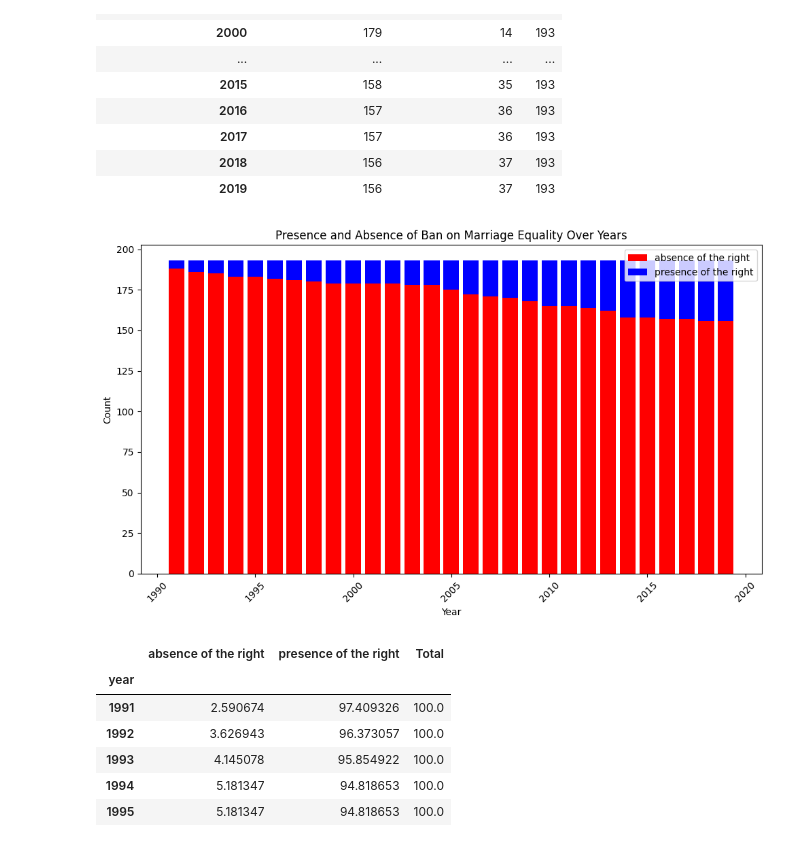
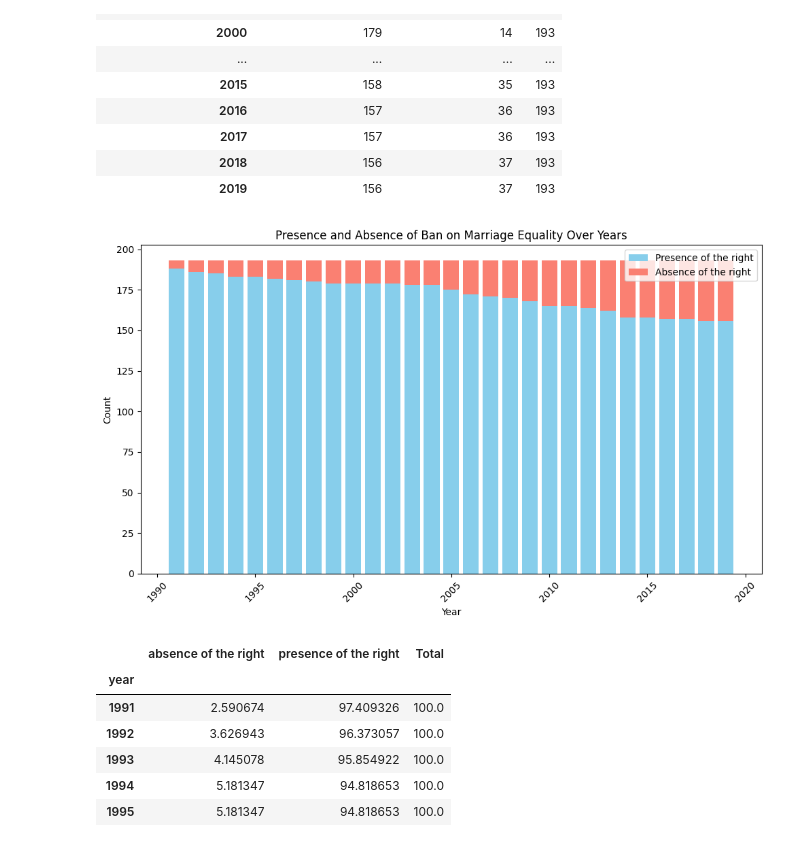
Before and after one commit to ChiaraParravicini/ADA_ItsJustAPhase, a Jupyter notebook: ItsJustAPhase.ipynb, the cells around one changed output. Drawn from its saved outputs; the diff is of its cells as text; code cells hidden in the pictures.

```diff
--- a/ItsJustAPhase.ipynb
+++ b/ItsJustAPhase.ipynb
@@ -1902,23 +1967,23 @@ df_total_pivot
 # %%
 # Plotting the histogram
 plt.figure(figsize=(10, 6))
 
 # Plotting the bars for 'presence of the right'
-plt.bar(df_total_pivot.index, df_total_pivot['presence of the right'], label='absence of the right', color='red')
+plt.bar(df_total_pivot.index, df_total_pivot['presence of the right'], label='Presence of the right', color='skyblue')
 
 # Plotting the bars for 'absence of the right' stacked on top of 'presence of the right'
-plt.bar(df_total_pivot.index, df_total_pivot['absence of the right'], bottom=df_total_pivot['presence of the right'], label='presence of the right', color='blue')
+plt.bar(df_total_pivot.index, df_total_pivot['absence of the right'], bottom=df_total_pivot['presence of the right'], label='Absence of the right', color='salmon')
 
 # Adding labels and title
 plt.title('Presence and Absence of Ban on Marriage Equality Over Years')
 plt.xlabel('Year')
 plt.ylabel('Count')
 plt.legend()
 plt.xticks(rotation=45)
 plt.tight_layout()
 plt.show()
 # %% [output]
-[figure, old version]
+[figure, new version]
 # %%
 # Calculate the percentage of each category
 df_percentage_pivot = pd.DataFrame()
```
Also changed, not shown: parts of 55 cells of this notebook.
